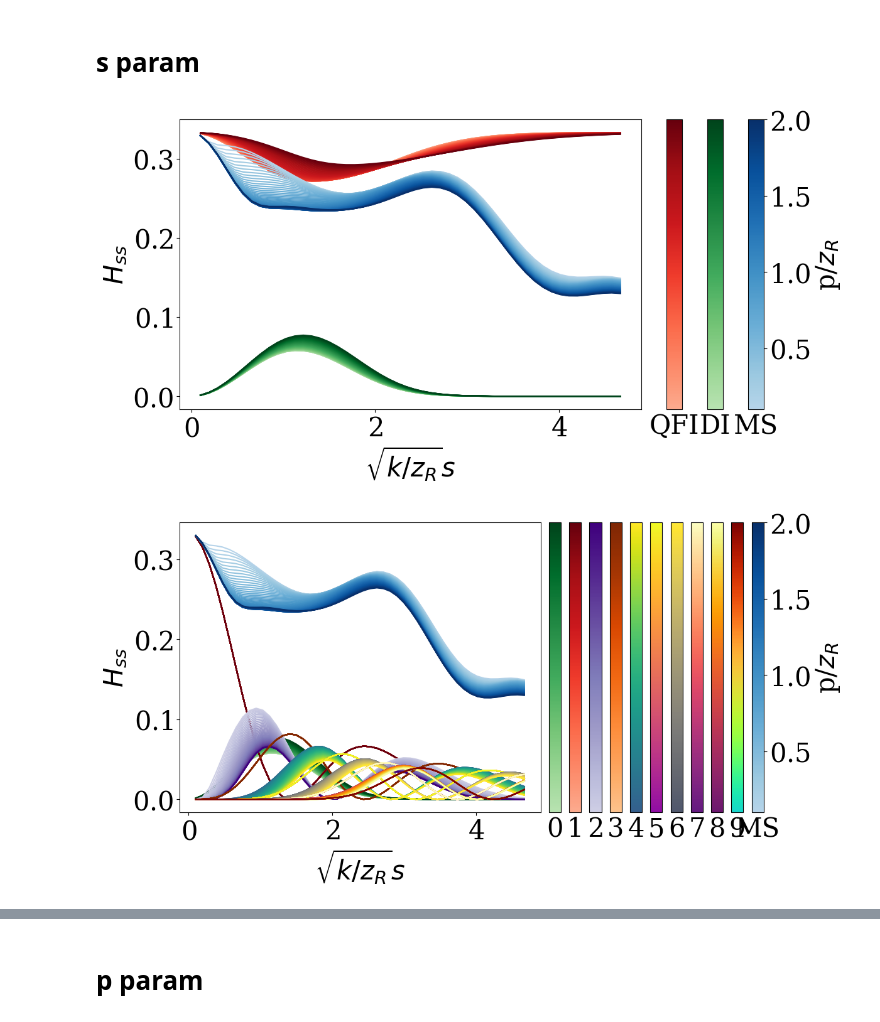
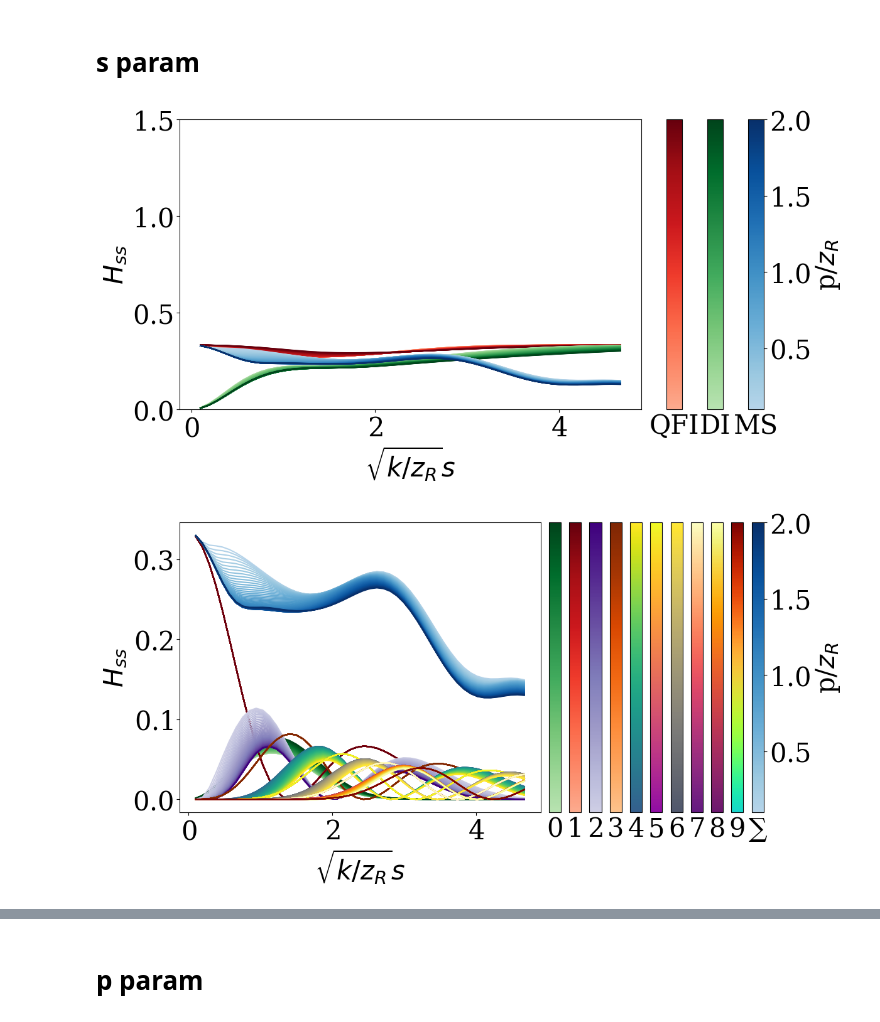
Before and after one commit to jernejfrank/rayfish, a Jupyter notebook: examples/distance_3_point_sources/simulation.ipynb, the cells around one changed output, grey strips where cells are left out. Cells and saved outputs as stored; diff of their text form; code cells hidden in the pictures.

Commit message:
Add paper figures and runs

```diff
--- a/examples/distance_3_point_sources/simulation.ipynb
+++ b/examples/distance_3_point_sources/simulation.ipynb
@@ -31,6 +31,9 @@ input_ = {
     "min_z_displacement": 0.1,
     "max_z_displacement": 2.0,
     "number_of_modes": 10,
+    "numerical_integration_resolution": 12,
+    "numerical_integration_support": 5.0,
+    "batch_size": 250,
 }
 # %%
 quantum_dr = (
@@ -84,13 +87,13 @@ di_dr = (
 #     ],
 # )
 
-# di_result = di_dr.execute(
-#     inputs=input_,
-#     final_vars=[
-#         "fisher_information_matrix_for_entire_distribution",
-#         "covariance_matrix_for_entire_distribution",
-#         "number_of_point_sources",
-#         "spacing",
-#         "coordinates",
-#     ],
-# )
+di_result = di_dr.execute(
+    inputs=input_,
+    final_vars=[
+        "fisher_information_matrix_for_entire_distribution",
+        "covariance_matrix_for_entire_distribution",
+        "number_of_point_sources",
+        "spacing",
+        "coordinates",
+    ],
+)
@@ -136,23 +139,23 @@ qfi_inv_ = np.load("qfi_inv.npy")
 fi_ms_ = np.load("fi_ms.npy")
 fi_ms_inv_ = np.load("fi_ms_inv.npy")
 # %%
-# fi_di_ = di_result["fisher_information_matrix_for_entire_distribution"].reshape(
-#     50, 50, 2, 2
-# )
+fi_di_ = di_result["fisher_information_matrix_for_entire_distribution"].reshape(
+    50, 50, 2, 2
+)
 # np.save(
 #     "fi_di.npy",
 #     fi_di_,
 # )
 
-# fi_di_inv_ = di_result["covariance_matrix_for_entire_distribution"].reshape(
-#     50, 50, 2, 2
-# )
+fi_di_inv_ = di_result["covariance_matrix_for_entire_distribution"].reshape(
+    50, 50, 2, 2
+)
 # np.save(
 #     "fi_di_inv.npy",
 #     fi_di_inv_,
 # )
-fi_di_ = np.load("fi_di.npy")
-fi_di_inv_ = np.load("fi_di_inv.npy")
+# fi_di_ = np.load("fi_di.npy")
+# fi_di_inv_ = np.load("fi_di_inv.npy")
 # %%
 coords = di_result["coordinates"].reshape(50, 50, 9)
 p_range = -coords[0, :, 6]
@@ -172,31 +175,32 @@ FORMAT = "pdf"
 # %%
 fig, axs = create_fig_and_ax(3)
 qfi_cm = plot_individual_fi(
     fig, axs, qfi_[:, :, 0, 0], x_range, p_range, "Reds", 1, "QFI"
 )
 di_cm = plot_individual_fi(
     fig, axs, fi_di_[:, :, 0, 0], x_range, p_range, "Greens", 2, "DI"
 )
 ms_cm = plot_individual_fi(
     fig,
     axs,
     np.sum(fi_ms_, axis=2)[:, :, 0, 0],
     x_range,
     p_range,
     "Blues",
     3,
     "MS",
     False,
 )
 
+axs[0].set_ylim(0, 1.5)
 axs[3].set_ylabel("p/$z_R$")
 axs[0].set_xlabel(r"$\sqrt{k/z_R} s$")
 axs[0].set_ylabel(r"$H_{ss}$")
 
 fig.savefig(f"s_param_fi_comparison.{FORMAT}", format=FORMAT, bbox_inches="tight")
 plt.show()
 # %% [output]
-[figure, old version]
+[figure, new version]
 # %%
 n_modes = fi_ms_.shape[2]
 
@@ -251,7 +255,7 @@ sum_cm = plot_individual_fi(
     p_range,
     "Blues",
     n_modes + 1,
-    "MS",
+    "∑",
     False,
 )
 
@@ -267,7 +271,7 @@ fig.savefig(
 )
 plt.show()
 # %% [output]
-[figure, old version]
+[figure, new version]
 # %%
 fig, axs = create_fig_and_ax(3)
 qfi_cm = plot_individual_fi(
```
Also changed, not shown: parts of 6 cells of this notebook, 6 other files.
